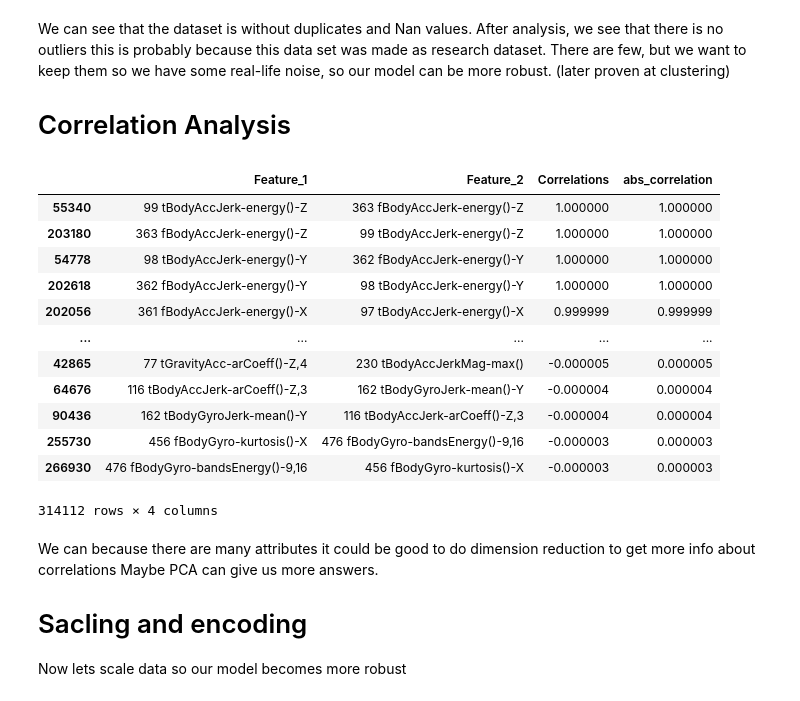
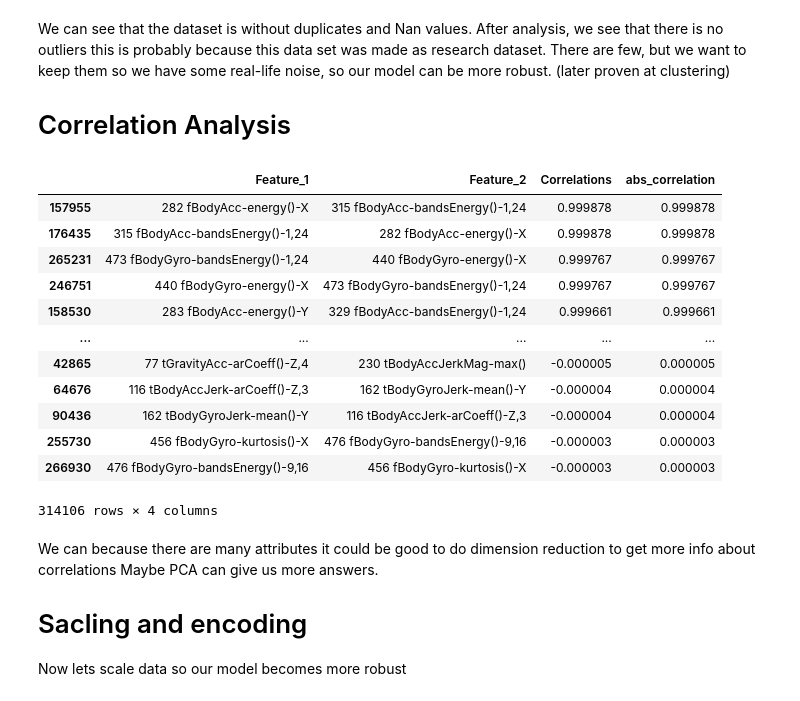
Before and after one commit to ZhuBit/Assigment-3, a Jupyter notebook: human_activity_recognition.ipynb, the cells around one changed output. Drawn from its saved outputs; the diff is of its cells as text; code cells hidden in the pictures.

```diff
--- a/human_activity_recognition.ipynb
+++ b/human_activity_recognition.ipynb
@@ -95,30 +95,30 @@ There are few, but we want to keep them so we have some real-life noise, so our
 # %%
 # We can now analyse correlations between variables
 # There is over 651 attributes so heat map will not be usefull
 #Calculate the correlation values
 correlated_values = x_train.corr()
 #stack the data and convert to a dataframe
 
 correlated_values = (correlated_values.stack().to_frame().reset_index()
                      .rename(columns={'level_0': 'Feature_1', 'level_1': 'Feature_2', 0:'Correlations'}))
 correlated_values['abs_correlation'] = correlated_values.Correlations.abs()
 # We can see top correlations(excluding 1.000000 values)
 correlated_values = correlated_values[correlated_values['abs_correlation'] != 1.0]
-correlated_values.sort_values(by=['abs_correlation'], ascending=False)
+correlated_values.sort_values(by=['abs_correlation'], ascending=False)[6:]
 # %% [output]
 |  | Feature_1 | Feature_2 | Correlations | abs_correlation |
-| 55340 | 99 tBodyAccJerk-energy()-Z | 363 fBodyAccJerk-energy()-Z | 1.000000 | 1.000000 |
-| 203180 | 363 fBodyAccJerk-energy()-Z | 99 tBodyAccJerk-energy()-Z | 1.000000 | 1.000000 |
-| 54778 | 98 tBodyAccJerk-energy()-Y | 362 fBodyAccJerk-energy()-Y | 1.000000 | 1.000000 |
-| 202618 | 362 fBodyAccJerk-energy()-Y | 98 tBodyAccJerk-energy()-Y | 1.000000 | 1.000000 |
-| 202056 | 361 fBodyAccJerk-energy()-X | 97 tBodyAccJerk-energy()-X | 0.999999 | 0.999999 |
+| 157955 | 282 fBodyAcc-energy()-X | 315 fBodyAcc-bandsEnergy()-1,24 | 0.999878 | 0.999878 |
+| 176435 | 315 fBodyAcc-bandsEnergy()-1,24 | 282 fBodyAcc-energy()-X | 0.999878 | 0.999878 |
+| 265231 | 473 fBodyGyro-bandsEnergy()-1,24 | 440 fBodyGyro-energy()-X | 0.999767 | 0.999767 |
+| 246751 | 440 fBodyGyro-energy()-X | 473 fBodyGyro-bandsEnergy()-1,24 | 0.999767 | 0.999767 |
+| 158530 | 283 fBodyAcc-energy()-Y | 329 fBodyAcc-bandsEnergy()-1,24 | 0.999661 | 0.999661 |
 | ... | ... | ... | ... | ... |
 | 42865 | 77 tGravityAcc-arCoeff()-Z,4 | 230 tBodyAccJerkMag-max() | -0.000005 | 0.000005 |
 | 64676 | 116 tBodyAccJerk-arCoeff()-Z,3 | 162 tBodyGyroJerk-mean()-Y | -0.000004 | 0.000004 |
 | 90436 | 162 tBodyGyroJerk-mean()-Y | 116 tBodyAccJerk-arCoeff()-Z,3 | -0.000004 | 0.000004 |
 | 255730 | 456 fBodyGyro-kurtosis()-X | 476 fBodyGyro-bandsEnergy()-9,16 | -0.000003 | 0.000003 |
 | 266930 | 476 fBodyGyro-bandsEnergy()-9,16 | 456 fBodyGyro-kurtosis()-X | -0.000003 | 0.000003 |
-314112 rows × 4 columns
+314106 rows × 4 columns
 # %% [markdown]
 We can
 because there are many attributes it could be good to do dimension reduction to get more info about correlations
```
Also changed, not shown: parts of 10 cells of this notebook, 15 other files.
